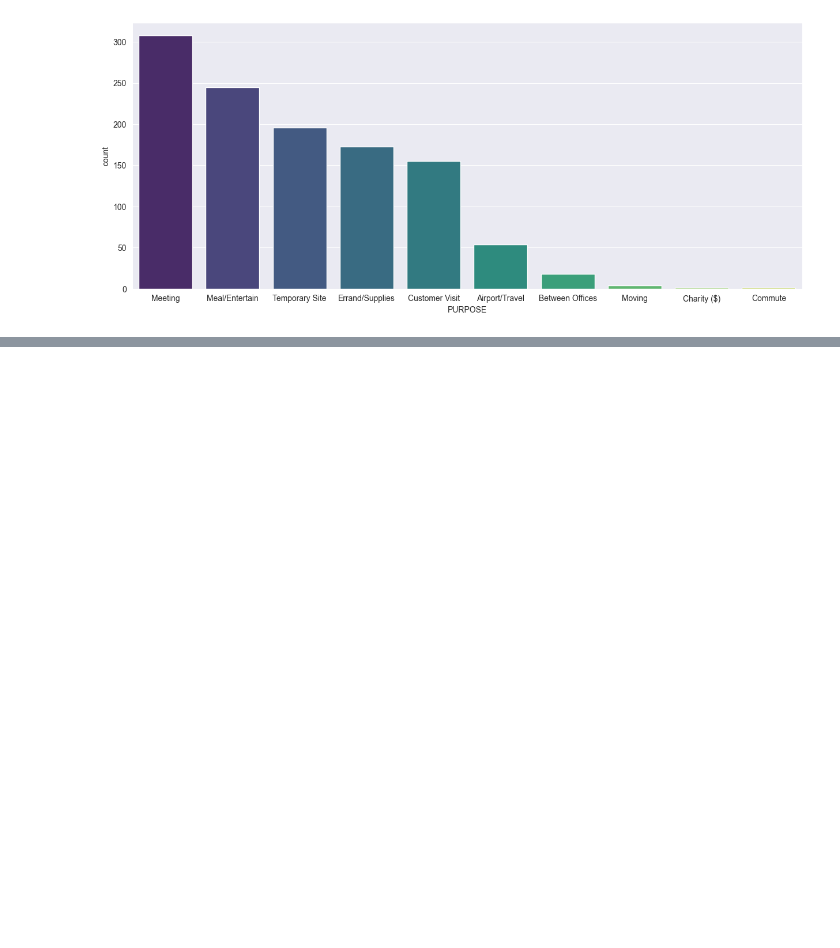
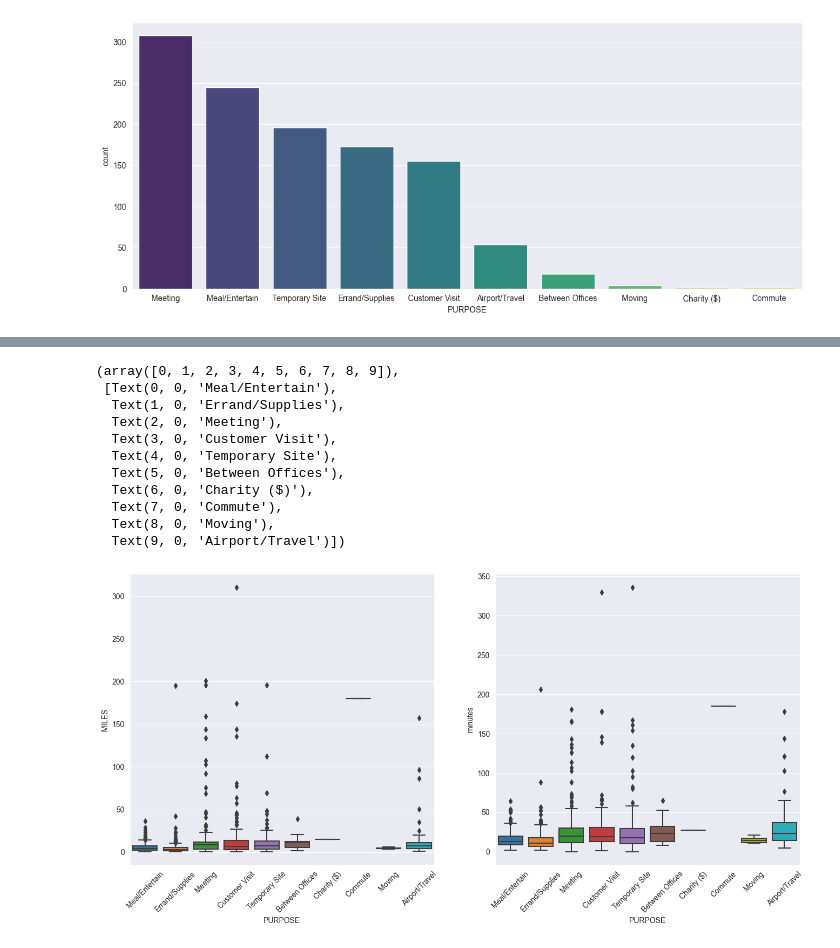
Before and after one commit to mihirh19/uber-analysis, a Jupyter notebook: uber-2016.ipynb, the cells around one changed output, grey strips where cells are left out. Saved outputs shown, nothing was run; the diff lists cells and outputs as text; code cells hidden in the pictures; blank space fills up the shorter version.

Commit message:
uber analysis data clean and plot started

```diff
--- a/uber-2016.ipynb
+++ b/uber-2016.ipynb
@@ -312,0 +298,2 @@ sns.countplot(data=df['PURPOSE'], x=df.PURPOSE, order=df['PURPOSE'].value_counts
+# %%
+df['minutes'] = df.END_DATE - df.START_DATE
@@ -312,0 +316,2 @@ sns.countplot(data=df['PURPOSE'], x=df.PURPOSE, order=df['PURPOSE'].value_counts
+# %%
+df['minutes'] = df['minutes'].dt.total_seconds() / 60
@@ -312,0 +345,21 @@ sns.countplot(data=df['PURPOSE'], x=df.PURPOSE, order=df['PURPOSE'].value_counts
+# %%
+plt.figure(figsize=(16, 7))
+plt.subplot(1, 2, 1)
+sns.boxplot(data=df, x=df.PURPOSE, y=df.MILES)
+plt.xticks(rotation=45)
+plt.subplot(1, 2, 2)
+sns.boxplot(data=df, x=df.PURPOSE, y=df.minutes)
+plt.xticks(rotation=45)
+# %% [output]
+(array([0, 1, 2, 3, 4, 5, 6, 7, 8, 9]),
+ [Text(0, 0, 'Meal/Entertain'),
+  Text(1, 0, 'Errand/Supplies'),
+  Text(2, 0, 'Meeting'),
+  Text(3, 0, 'Customer Visit'),
+  Text(4, 0, 'Temporary Site'),
+  Text(5, 0, 'Between Offices'),
+  Text(6, 0, 'Charity ($)'),
+  Text(7, 0, 'Commute'),
+  Text(8, 0, 'Moving'),
+  Text(9, 0, 'Airport/Travel')])
+[figure, added]
```
Also changed, not shown: parts of 13 cells of this notebook.
